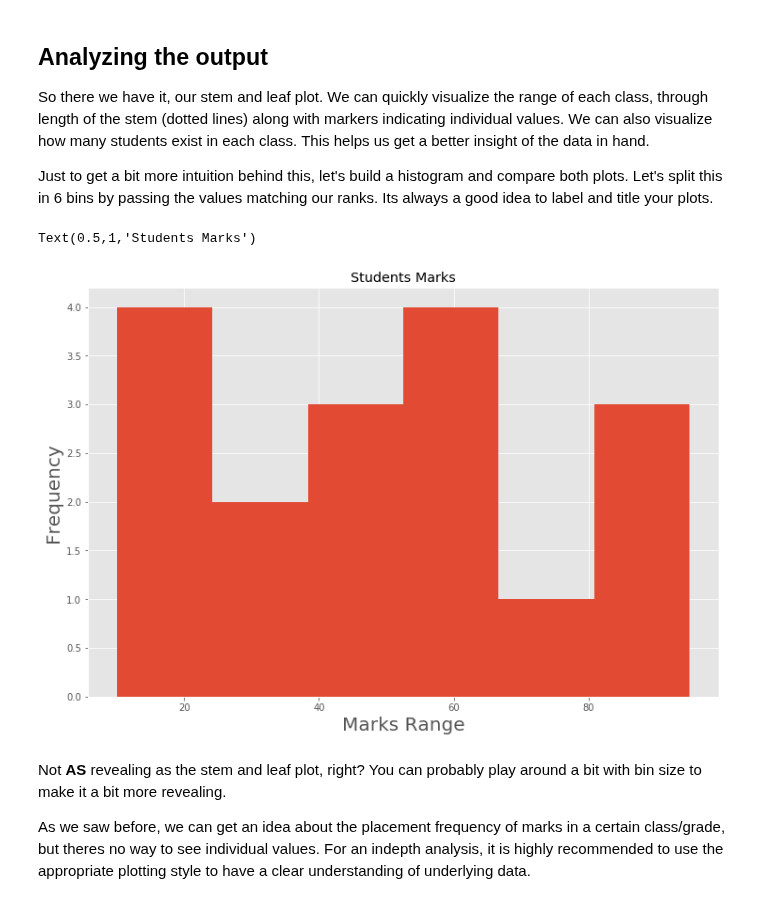
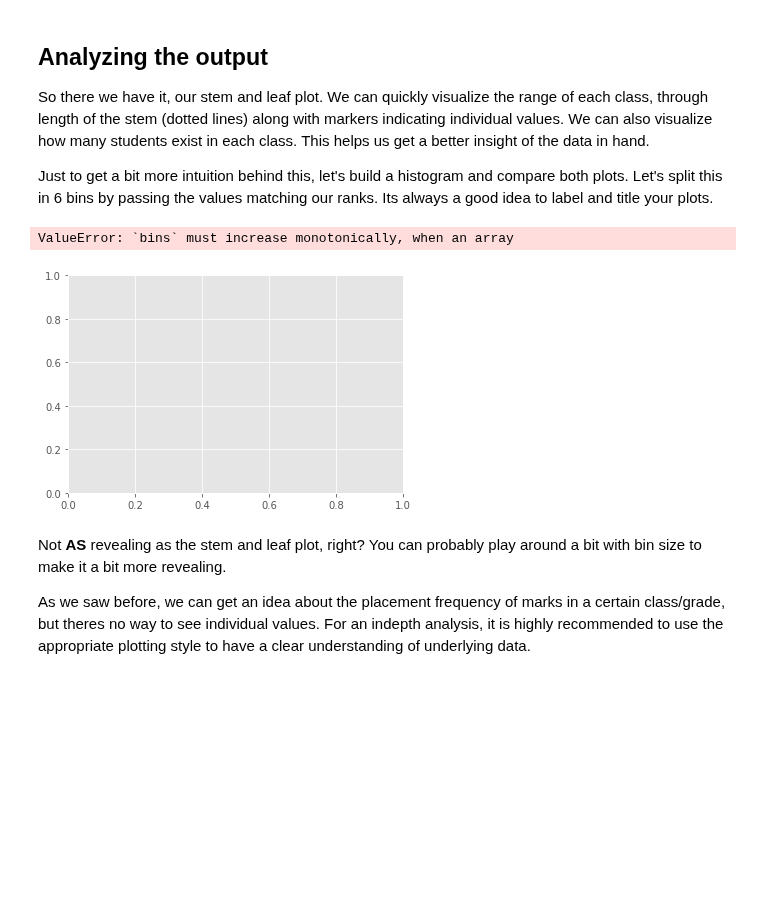
Before and after one commit to kevzha/dsc-0-09-05-statistical-distribution-stemleaf-plot-lab-nyc-ds-career-012819, a Jupyter notebook: index.ipynb, the cells around one changed output. Cells and saved outputs as stored; diff of their text form; code cells hidden in the pictures; blank space fills up the shorter version.

```diff
--- a/index.ipynb
+++ b/index.ipynb
@@ -126,11 +126,11 @@ So there we have it, our stem and leaf plot. We can quickly visualize the range
 Just to get a bit more intuition behind this, let's build a histogram and compare both plots. Let's split this in 6 bins by passing the values matching our ranks. Its always a good idea to label and title your plots.
 # %%
 # Create a histogram for marks
-plt.hist(stems, num_bins, facecolor='blue', alpha=0.5)
+plt.hist(stems, marks, facecolor='blue', alpha=0.5)
 plt.show()
 # %% [output]
-Text(0.5,1,'Students Marks')
+ValueError: `bins` must increase monotonically, when an array
-[figure, old version]
+[figure, new version]
 # %% [markdown]
 Not **AS** revealing as the stem and leaf plot, right? You can probably play around a bit with bin size to make it a bit more revealing.
 
```
